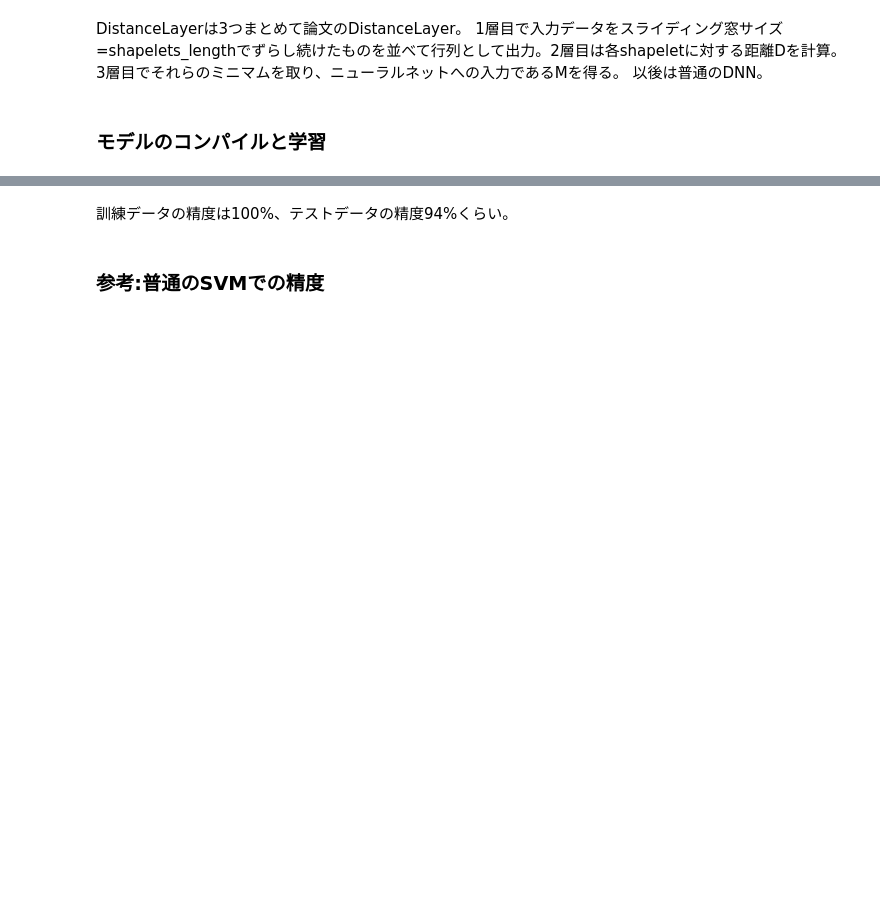
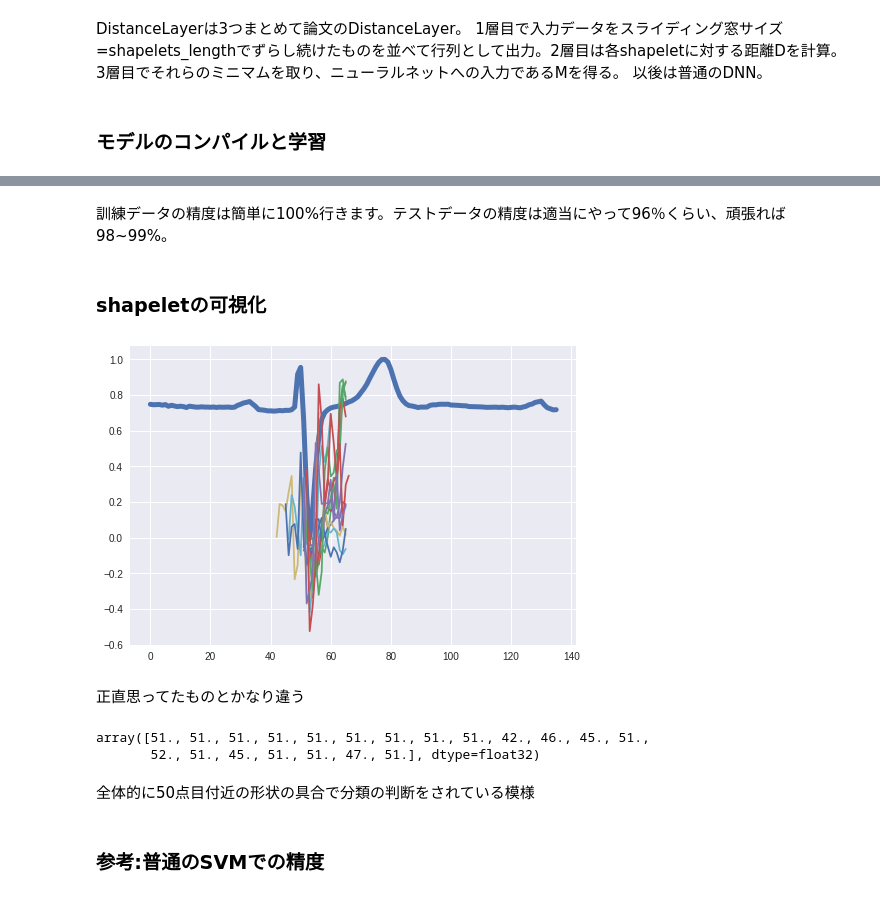
Before and after one commit to k-kotera/my_code, a Jupyter notebook: MLNN_shapelets.ipynb, the cells around one changed output, grey strips where cells are left out. Drawn from its saved outputs; the diff is of its cells as text; code cells hidden in the pictures; blank space fills up the shorter version.

```diff
--- a/MLNN_shapelets.ipynb
+++ b/MLNN_shapelets.ipynb
@@ -145,8 +141,8 @@ def init_I(shape, dtype=None):
 # %%
 inputshape = X_train_norm.shape
 
-sz = 20 #shapeletsの長さ
-num_shapelet = 15 #shapeletsの数
+sz = 15 #shapeletsの長さ
+num_shapelet = 20 #shapeletsの数
 input_shape = X_train_norm.shape #入力データのシェイプ
 
 inputs = Input(shape=(input_shape[1], input_shape[2]), name="input")
@@ -158,17 +154,21 @@ x = Conv1D(filters=sz,
            trainable=False,
            use_bias=False,
            name="DistanceLayer_1")(inputs)
-x = LocalSquaredDistanceLayer(num_shapelet,X=X_test_norm,name="DistanceLayer_2")(x)
-x = GlobalMinPooling1D(name="DistanceLayer_3")(x)
+x_loc = LocalSquaredDistanceLayer(num_shapelet,X=X_train_norm,name="DistanceLayer_2")(x)
+x = GlobalMinPooling1D(name="DistanceLayer_3")(x_loc)
 
 x = BatchNormalization()(x)
-x = Dense(30, activation='relu', name = "hidden_1")(x)
+x = Dense(100, activation='relu', name = "hidden_1")(x)
 
 x = BatchNormalization()(x)
 x = Dropout(0.5)(x)
 outputs = Dense(num_classes, activation='softmax',kernel_regularizer=regularizers.l2(0.01), name = "output")(x)
 
 s_model = Model(inputs=inputs, outputs=outputs)
+# %%
+out_loc = GlobalArgminPooling1D(name="for_loc_layer")(x_loc)
+model_for_location = Model(inputs=inputs, outputs=out_loc)
+model_for_location.compile(optimizer=Adam(), loss="mean_squared_error")#後でshapeletsのマッチング位置を確認するためのモデル
 # %%
 s_model.summary()
 # %% [output]
@@ -211,2 +212,2 @@ print(list(zip(s_model.metrics_names, s_model.evaluate(X_test_norm,y_test_c, ver
-# %% [markdown]
-訓練データの精度は100%、テストデータの精度94%くらい。
+# %% [markdown]
+訓練データの精度は簡単に100%行きます。テストデータの精度は適当にやって96％くらい、頑張れば98~99%。
@@ -213,3 +220,28 @@ print(list(zip(s_model.metrics_names, s_model.evaluate(X_test_norm,y_test_c, ver
+# %% [markdown]
+### shapeletの可視化
+# %%
+test_id = 60#テストデータのID
+plt.plot(X_test_norm[test_id].ravel(), linewidth=5)
+
+
+tst_shape = X_test_norm[test_id].shape
+
+for i in range(0,15):
+  shpn = i#shapeletのID
+  shapelet_1 = np.array(model_for_location.get_layer("DistanceLayer_2").get_weights()).reshape(num_shapelet,sz)[shpn]
+  loc1 = int(model_for_location.predict(X_test_norm[test_id].reshape(1,tst_shape[0],tst_shape[1])).ravel()[shpn])
+  plt.plot(np.arange(loc1, loc1 + sz), shapelet_1)
+# %% [output]
+[figure, added]
+# %% [markdown]
+正直思ってたものとかなり違う
+# %%
+model_for_location.predict(X_test_norm[test_id].reshape(1,tst_shape[0],tst_shape[1])).ravel()
+# %% [output]
+array([51., 51., 51., 51., 51., 51., 51., 51., 51., 42., 46., 45., 51.,
+       52., 51., 45., 51., 51., 47., 51.], dtype=float32)
+# %% [markdown]
+全体的に50点目付近の形状の具合で分類の判断をされている模様
 # %% [markdown]
 ### 参考:普通のSVMでの精度
 # %%
```
Also changed, not shown: parts of 9 cells of this notebook.
